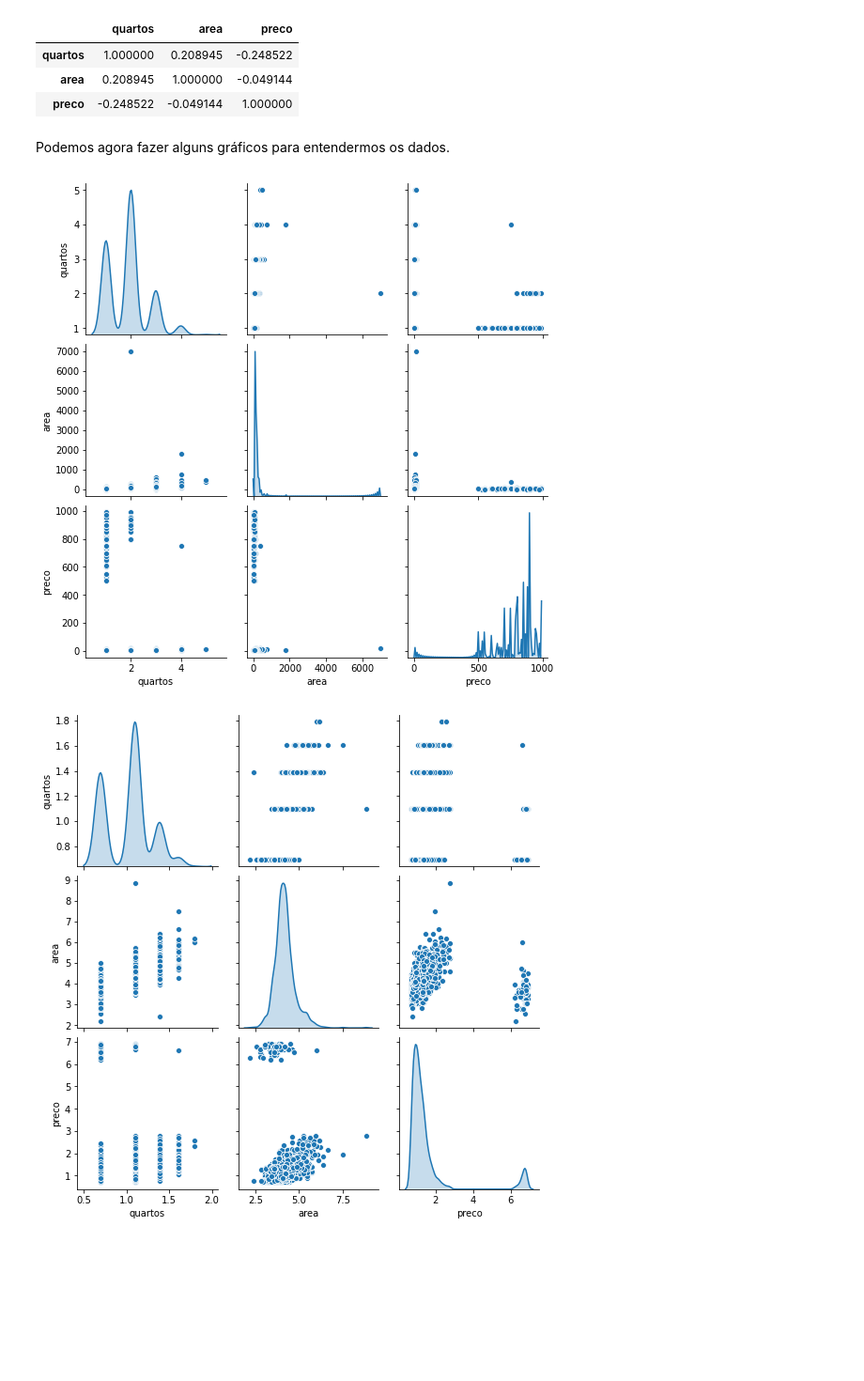
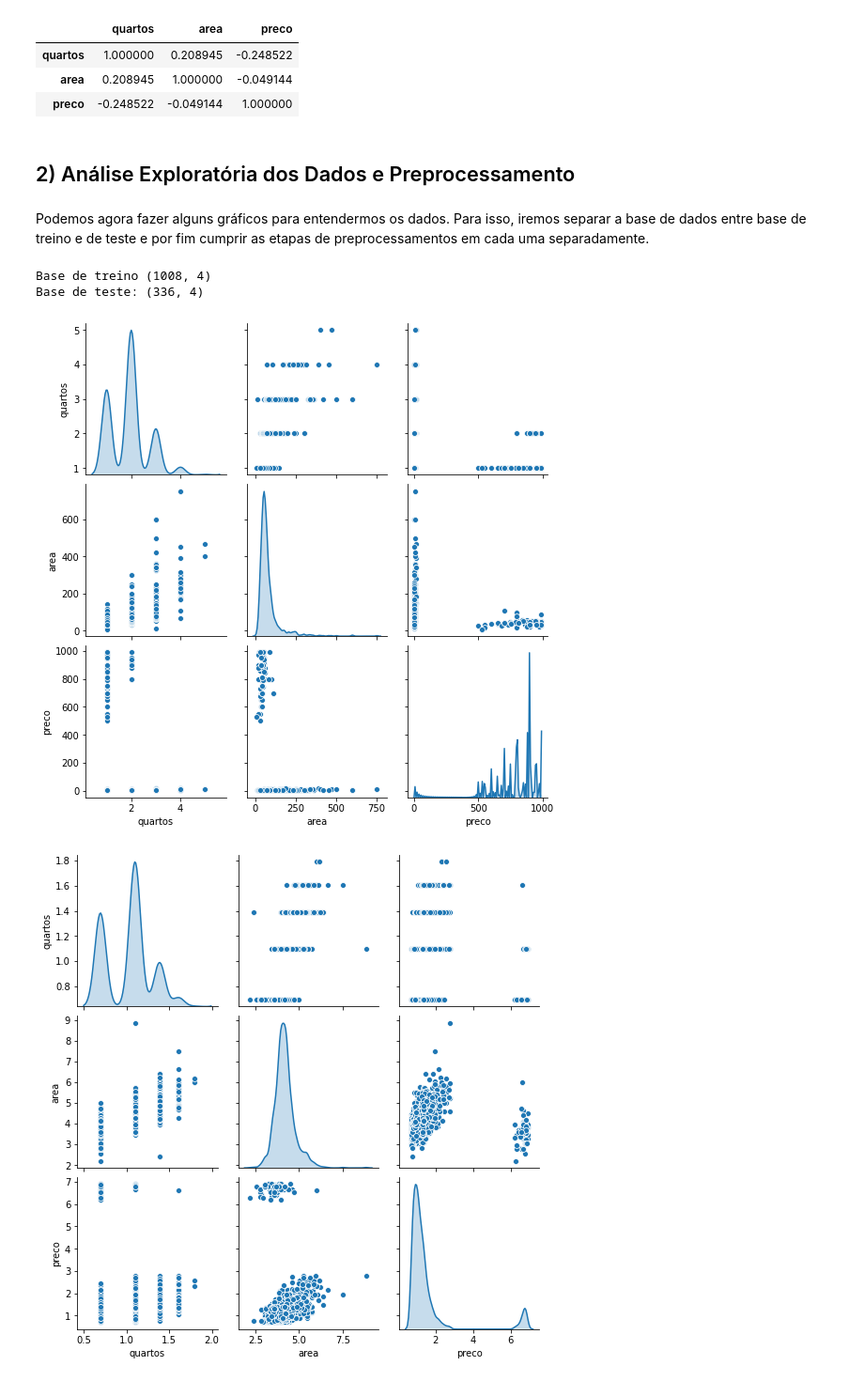
Before and after one commit to EduardoCampos1978/calculadora-de-aluguel, a Jupyter notebook: analise_exploratoria.ipynb, the cells around one changed output. Shown at 94% size. Saved outputs shown, nothing was run; the diff lists cells and outputs as text; code cells hidden in the pictures; blank space fills up the shorter version.

Commit message:
Add plots and split df in train and test

```diff
--- a/analise_exploratoria.ipynb
+++ b/analise_exploratoria.ipynb
@@ -62,15 +63,27 @@ df.corr()
 | quartos | 1.000000 | 0.208945 | -0.248522 |
 | area | 0.208945 | 1.000000 | -0.049144 |
 | preco | -0.248522 | -0.049144 | 1.000000 |
-# %% [markdown]
-Podemos agora fazer alguns gráficos para entendermos os dados.
+# %% [markdown]
+## 2) Análise Exploratória dos Dados e Preprocessamento
+# %% [markdown]
+Podemos agora fazer alguns gráficos para entendermos os dados. Para isso, iremos separar a base de dados entre base de treino e de teste e por fim cumprir as etapas de preprocessamentos em cada uma separadamente.
+# %%
+# Divisão da base entre treino e teste
+treino, teste = train_test_split(df,
+                                 stratify=df['zona'],
+                                 test_size=0.25,
+                                 random_state=0)
+# %%
+print(f'Base de treino {treino.shape} \nBase de teste: {teste.shape}')
+# %% [output]
+Base de treino (1008, 4)
+Base de teste: (336, 4)
 # %%
 # Distplot com os dados originais
-colunas = df[['quartos', 'area', 'preco']]
-sns.pairplot(data=colunas, diag_kind='kde')
+sns.pairplot(data=treino, diag_kind='kde')
 plt.show()
 # %% [output]
-[figure, old version]
+[figure, new version]
 # %%
 # Distplot com os dados em escala logarítmica
 colunas = df[['quartos', 'area', 'preco']]
```
Also changed, not shown: parts of 5 cells of this notebook.
